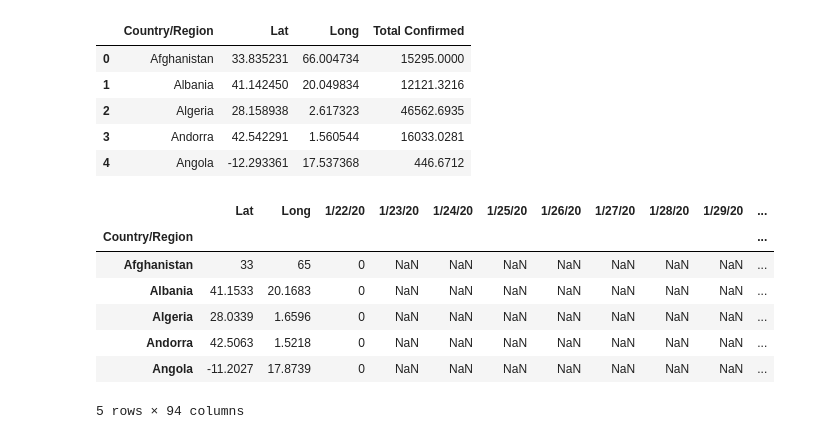
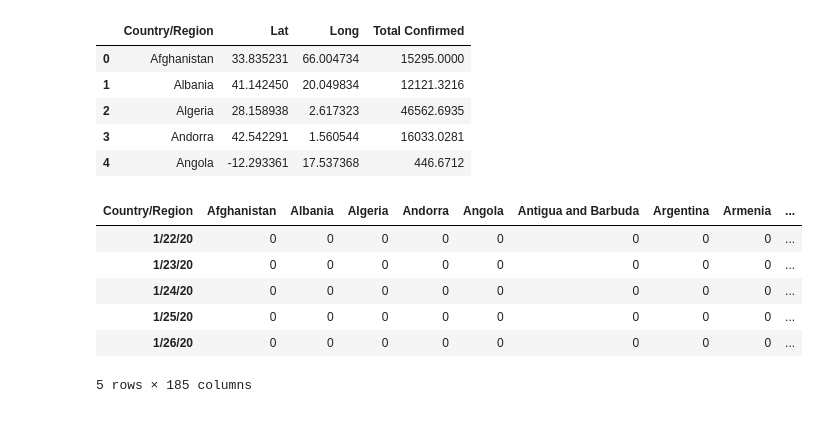
Before and after one commit to dtangster/cmpe256, a Jupyter notebook: hidden_dragon.ipynb, the cells around one changed output. Drawn from its saved outputs; the diff is of its cells as text; code cells hidden in the pictures.

```diff
--- a/hidden_dragon.ipynb
+++ b/hidden_dragon.ipynb
@@ -576,19 +576,24 @@ total_confirmed_df.head()
 | 3 | Andorra | 42.542291 | 1.560544 | 16033.0281 |
 | 4 | Angola | -12.293361 | 17.537368 | 446.6712 |
 # %%
-# Get the velocity based on confirmed cases
-tp_confirmed_df = confirmed_df.transpose()
-for i in tp_confirmed_df:
-    tp_confirmed_df[i][4:] = tp_confirmed_df[i][4:].pct_change()
-confirmed_velocity_df = tp_confirmed_df.transpose()
-confirmed_velocity_df.set_index("Country/Region", inplace=True)
-confirmed_velocity_df.head()
+# Get the position, velocity, and acceleration based on confirmed cases
+confirmed_position_df = confirmed_df.drop(columns=["Lat", "Long"])
+confirmed_position_df = confirmed_position_df.set_index("Country/Region").transpose()
+
+confirmed_velocity_df = confirmed_position_df.copy()
+for i in confirmed_position_df:
+    confirmed_velocity_df[i] = confirmed_position_df[i].pct_change()
+
+confirmed_acceleration_df = confirmed_velocity_df.copy()
+for i in confirmed_velocity_df:
+    confirmed_acceleration_df[i] = confirmed_velocity_df[i].pct_change()
+
+confirmed_position_df.head()
 # %% [output]
-|  | Lat | Long | 1/22/20 | 1/23/20 | 1/24/20 | 1/25/20 | 1/26/20 | 1/27/20 | 1/28/20 | 1/29/20 | ... |
-| Country/Region |  |  |  |  |  |  |  |  |  |  | ... |
-| Afghanistan | 33 | 65 | 0 | NaN | NaN | NaN | NaN | NaN | NaN | NaN | ... |
-| Albania | 41.1533 | 20.1683 | 0 | NaN | NaN | NaN | NaN | NaN | NaN | NaN | ... |
-| Algeria | 28.0339 | 1.6596 | 0 | NaN | NaN | NaN | NaN | NaN | NaN | NaN | ... |
-| Andorra | 42.5063 | 1.5218 | 0 | NaN | NaN | NaN | NaN | NaN | NaN | NaN | ... |
-| Angola | -11.2027 | 17.8739 | 0 | NaN | NaN | NaN | NaN | NaN | NaN | NaN | ... |
+| Country/Region | Afghanistan | Albania | Algeria | Andorra | Angola | Antigua and Barbuda | Argentina | Armenia | ... |
+| 1/22/20 | 0 | 0 | 0 | 0 | 0 | 0 | 0 | 0 | ... |
+| 1/23/20 | 0 | 0 | 0 | 0 | 0 | 0 | 0 | 0 | ... |
+| 1/24/20 | 0 | 0 | 0 | 0 | 0 | 0 | 0 | 0 | ... |
+| 1/25/20 | 0 | 0 | 0 | 0 | 0 | 0 | 0 | 0 | ... |
+| 1/26/20 | 0 | 0 | 0 | 0 | 0 | 0 | 0 | 0 | ... |
-5 rows × 94 columns
+5 rows × 185 columns
```
Also changed, not shown: parts of 19 cells of this notebook.
